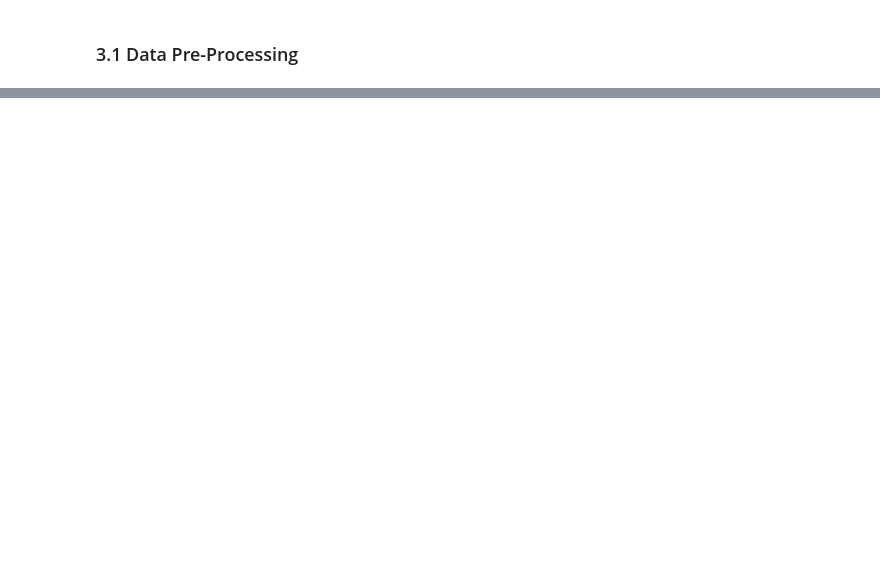
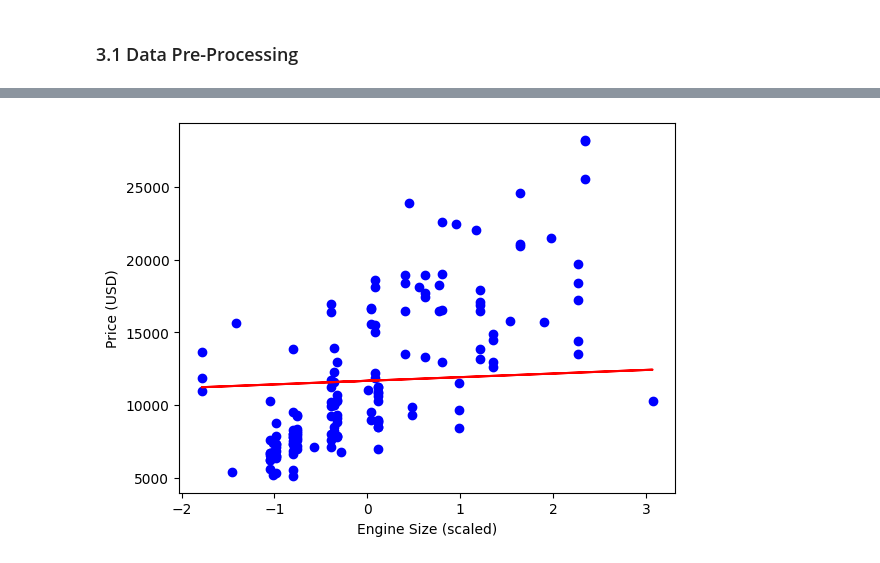
Before and after one commit to reynancs/car_price_prediction, a Jupyter notebook: notebooks/3.0-rc-modeling.ipynb, the cells around one changed output, grey strips where cells are left out. Drawn from its saved outputs; the diff is of its cells as text; code cells hidden in the pictures; blank space fills up the shorter version.

```diff
--- a/notebooks/3.0-rc-modeling.ipynb
+++ b/notebooks/3.0-rc-modeling.ipynb
@@ -58,0 +227,8 @@ numerical_features = df.select_dtypes(include=['int64', 'float64']).columns.to_l
+# %%
+plt.scatter(X_train[:,1], y_train, color='blue')
+plt.plot(X_train[:,1], intercept_ + coef_[0,1] * X_train[:,1], color='red')
+plt.xlabel('Engine Size (scaled)')
+plt.ylabel('Price (USD)')
+plt.show()
+# %% [output]
+[figure, added]
```
Also changed, not shown: parts of 39 cells of this notebook, 3 other files.
